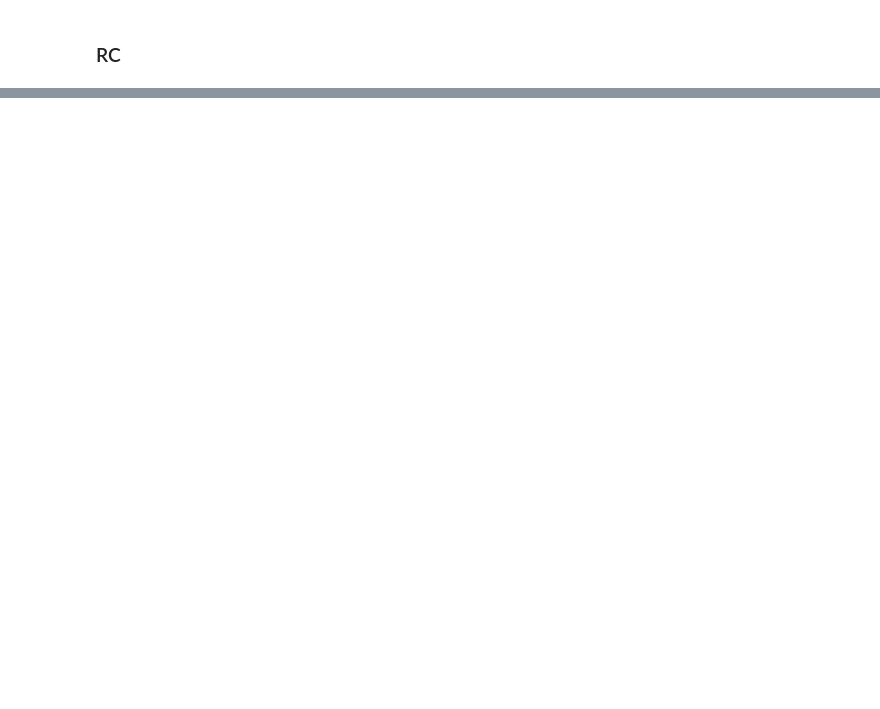
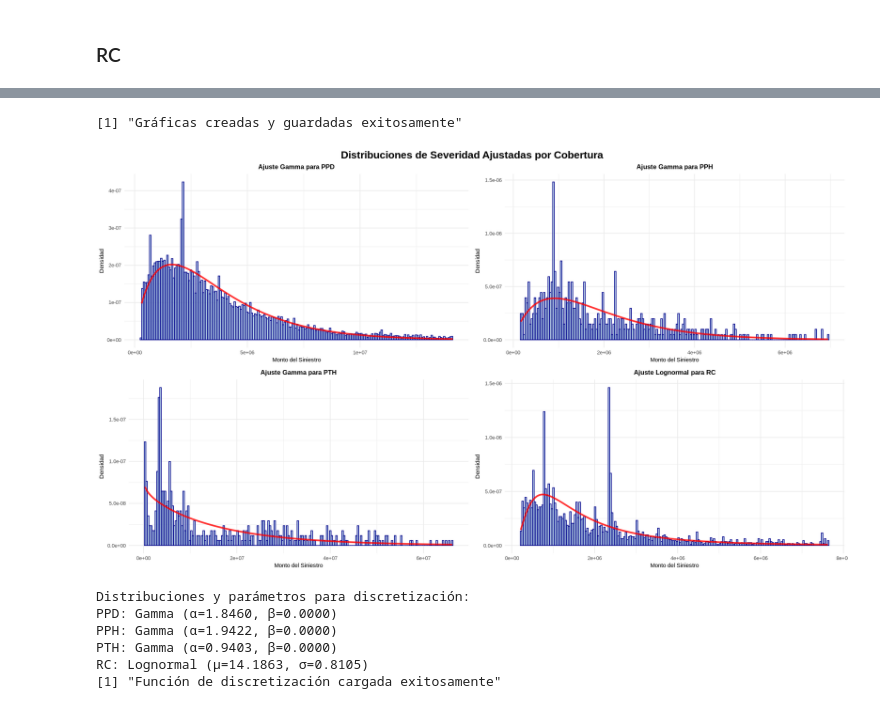
Before and after one commit to RiemannIntegrable/modelo-de-riesgo-colectivo-en-siniestros-de-autos, a Jupyter notebook: notebooks/modelo_de_severidad.ipynb, the cells around one changed output, grey strips where cells are left out. Cells and saved outputs as stored; diff of their text form; code cells hidden in the pictures; blank space fills up the shorter version.

```diff
--- a/notebooks/modelo_de_severidad.ipynb
+++ b/notebooks/modelo_de_severidad.ipynb
@@ -407,0 +389,59 @@ todas lognormales xD
+# %%
+### Crear gráficas individuales
+
+library(gridExtra)
+library(grid)
+
+# Crear las 4 gráficas
+p1 <- crear_grafica_ajuste(severidad_ppd, dist_ppd, params_ppd, "PPD")
+p2 <- crear_grafica_ajuste(severidad_pph, dist_pph, params_pph, "PPH")
+p3 <- crear_grafica_ajuste(severidad_pth, dist_pth, params_pth, "PTH")
+p4 <- crear_grafica_ajuste(severidad_rc, dist_rc, params_rc, "RC")
+
+# Crear malla 2x2 con dimensiones 16:9
+options(repr.plot.width = 16, repr.plot.height = 9)
+
+# Título general
+titulo_general <- textGrob("Distribuciones de Severidad Ajustadas por Cobertura",
+                          gp = gpar(fontsize = 16, fontface = "bold"))
+
+# Crear la malla
+grid_plot <- grid.arrange(
+  p1, p2, p3, p4,
+  ncol = 2, nrow = 2,
+  top = titulo_general
+)
+
+# Guardar la imagen
+ggsave("../images/ajuste_distribuciones_severidad.png", grid_plot,
+       width = 16, height = 9, dpi = 300, bg = "white")
+
+print("Gráficas creadas y guardadas exitosamente")
+# %% [output]
+[1] "Gráficas creadas y guardadas exitosamente"
+[figure, added]
+# %%
+## Discretización de distribuciones de severidad
+
+### Cargar función de discretización y parámetros
+
+source("../src/utils/Discretizar_severidad.R")
+
+# Parámetros de discretización
+paso_discretizacion <- 10000
+limite_superior <- 500000000  # 500 millones como límite superior
+
+cat("Distribuciones y parámetros para discretización:\n")
+cat(sprintf("PPD: %s (%s)\n", stringr::str_to_title(dist_ppd), resultado_ppd$recomendacion$parametros))
+cat(sprintf("PPH: %s (%s)\n", stringr::str_to_title(dist_pph), resultado_pph$recomendacion$parametros))
+cat(sprintf("PTH: %s (%s)\n", stringr::str_to_title(dist_pth), resultado_pth$recomendacion$parametros))
+cat(sprintf("RC: %s (%s)\n", stringr::str_to_title(dist_rc), resultado_rc$recomendacion$parametros))
+
+print("Función de discretización cargada exitosamente")
+# %% [output]
+Distribuciones y parámetros para discretización:
+PPD: Gamma (α=1.8460, β=0.0000)
+PPH: Gamma (α=1.9422, β=0.0000)
+PTH: Gamma (α=0.9403, β=0.0000)
+RC: Lognormal (μ=14.1863, σ=0.8105)
+[1] "Función de discretización cargada exitosamente"
```
Also changed, not shown: parts of 29 cells of this notebook, 34 other files.
